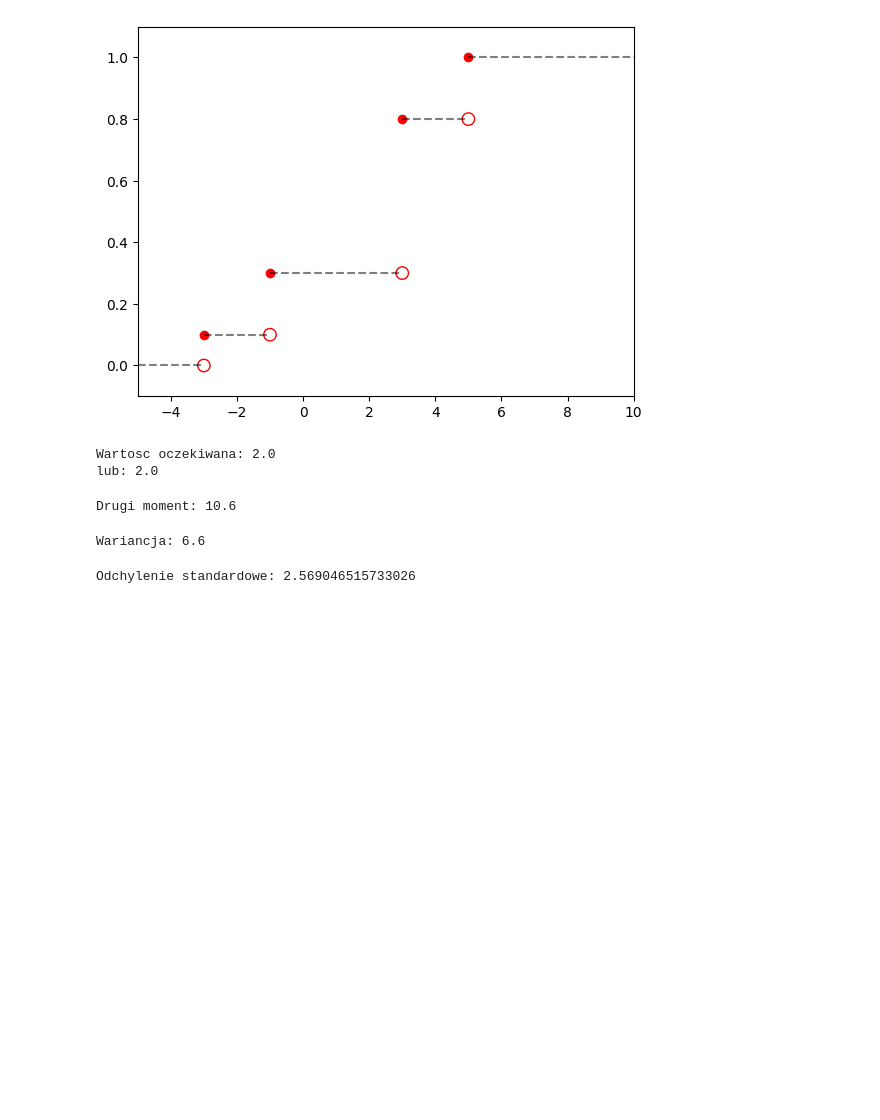
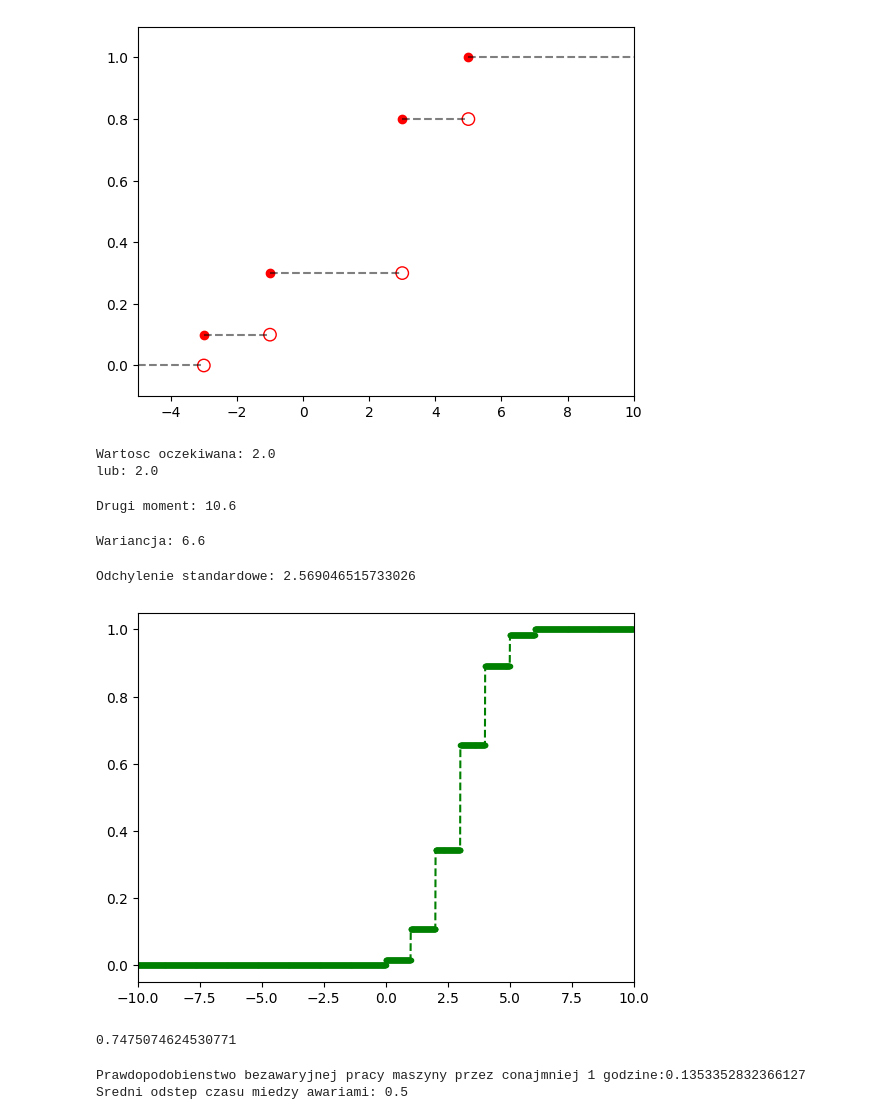
Before and after one commit to RastaAmanek/github, a Jupyter notebook: analiza_rozkladu_prawdopodobienstwa.ipynb, the cells around one changed output. Cells and saved outputs as stored; diff of their text form; code cells hidden in the pictures; blank space fills up the shorter version.

```diff
--- a/analiza_rozkladu_prawdopodobienstwa.ipynb
+++ b/analiza_rozkladu_prawdopodobienstwa.ipynb
@@ -54,3 +54,18 @@ std = np.sqrt(var)
 print("Odchylenie standardowe: {}".format(std))
 # %% [output]
 Odchylenie standardowe: 2.569046515733026
+# %%
+fig, ax = plt.subplots(1,1)
+
+n, p = 6, 0.5
+
+binom = stats.binom(n=n, p=p)
+
+ax.set_xlim([-10, 10])
+# ay.set_ylim([-0.2, 1.2])
+
+x = np.arange(-10, 10, 0.01)
+ax.plot(x, binom.cdf(x), 'go--', ms=3, label='bernoulli cdf')
+plt.show()
+# %% [output]
+[figure, added]
@@ -56,0 +74,14 @@ Odchylenie standardowe: 2.569046515733026
+# %%
+1-norm1.cdf(90)
+# %% [output]
+0.7475074624530771
+# %%
+p1 = 1 - stats.expon.cdf(1, scale=1/2)
+print("Prawdopodobienstwo bezawaryjnej pracy maszyny przez conajmniej 1 godzine:{}".format(p1))
+
+et = 1/2
+
+print("Sredni odstep czasu miedzy awariami: {}".format(et))
+# %% [output]
+Prawdopodobienstwo bezawaryjnej pracy maszyny przez conajmniej 1 godzine:0.1353352832366127
+Sredni odstep czasu miedzy awariami: 0.5
```
Also changed, not shown: parts of 6 cells of this notebook.
